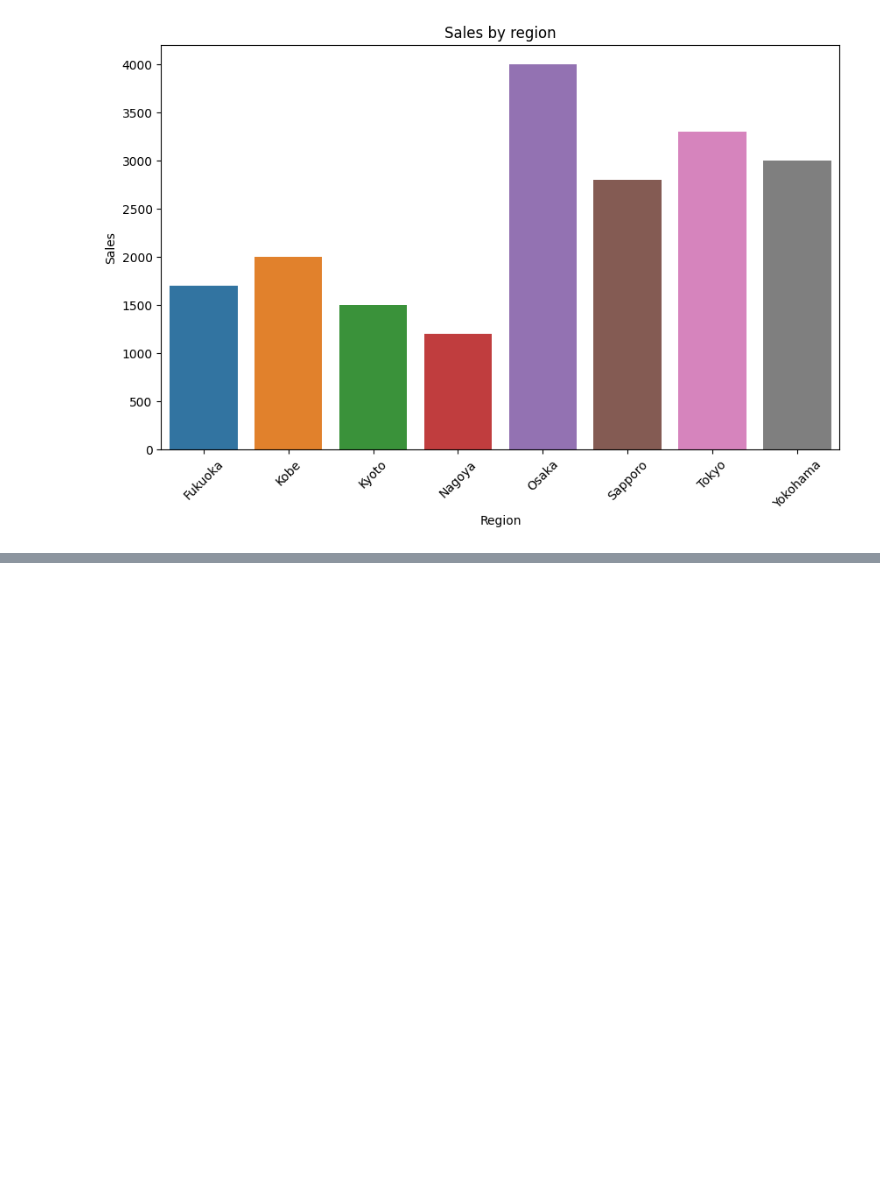
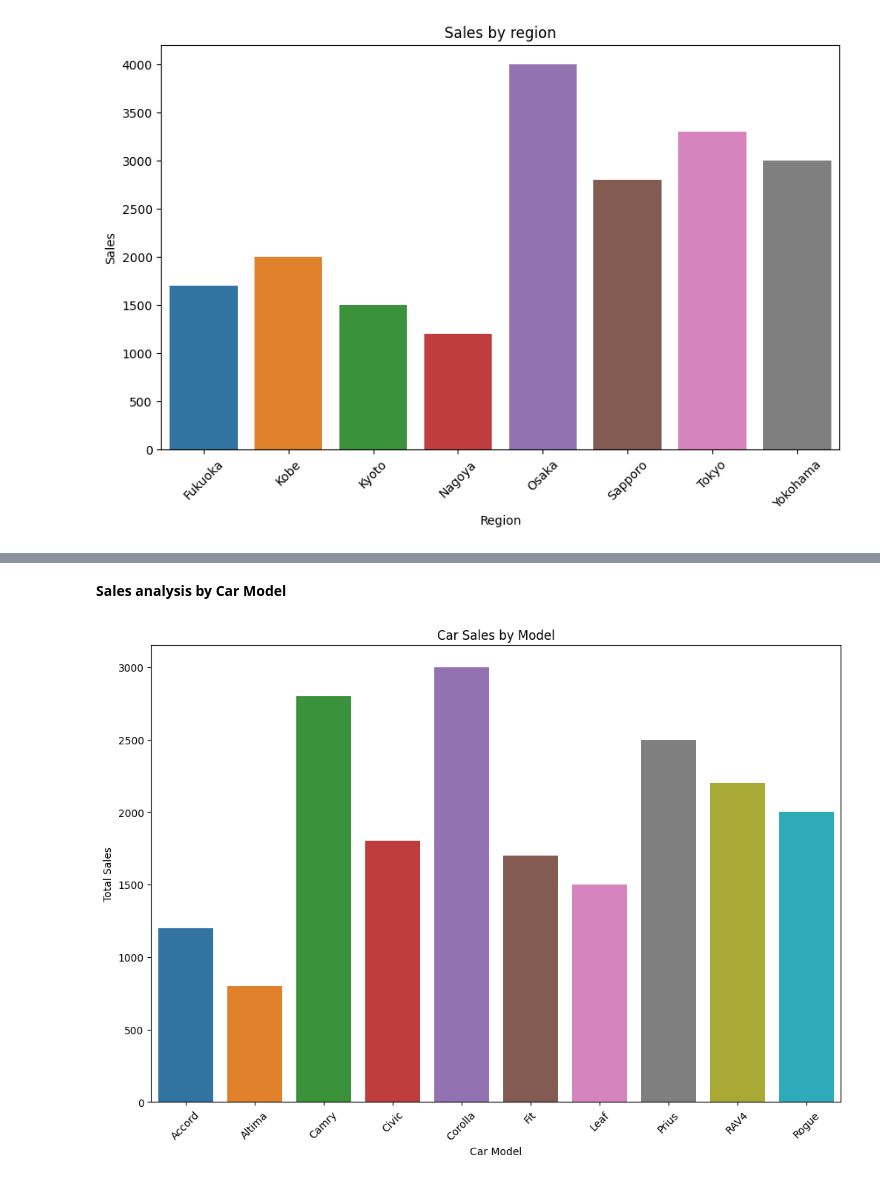
Before and after one commit to smohi/da-jp-car-sales, a Jupyter notebook: japan_auto_sales_analysis.ipynb, the cells around one changed output, grey strips where cells are left out. Saved outputs shown, nothing was run; the diff lists cells and outputs as text; code cells hidden in the pictures; blank space fills up the shorter version.

```diff
--- a/japan_auto_sales_analysis.ipynb
+++ b/japan_auto_sales_analysis.ipynb
@@ -146,0 +147,16 @@ ValueError: Unable to parse string "January" at position 0
+# %% [markdown]
+**Sales analysis by Car Model**
+# %%
+#grouping by model and summing the sales
+sales_by_model = data.groupby('Model')['Sales'].sum()
+
+#plotting the sales by model
+plt.figure(figsize=(12,8))
+sns.barplot(x=sales_by_model.index, y=sales_by_model.values)
+plt.xlabel('Car Model')
+plt.ylabel('Total Sales')
+plt.title('Car Sales by Model')
+plt.xticks(rotation = 45)
+plt.show()
+# %% [output]
+[figure, added]
```
Also changed, not shown: parts of 1 cell of this notebook.
